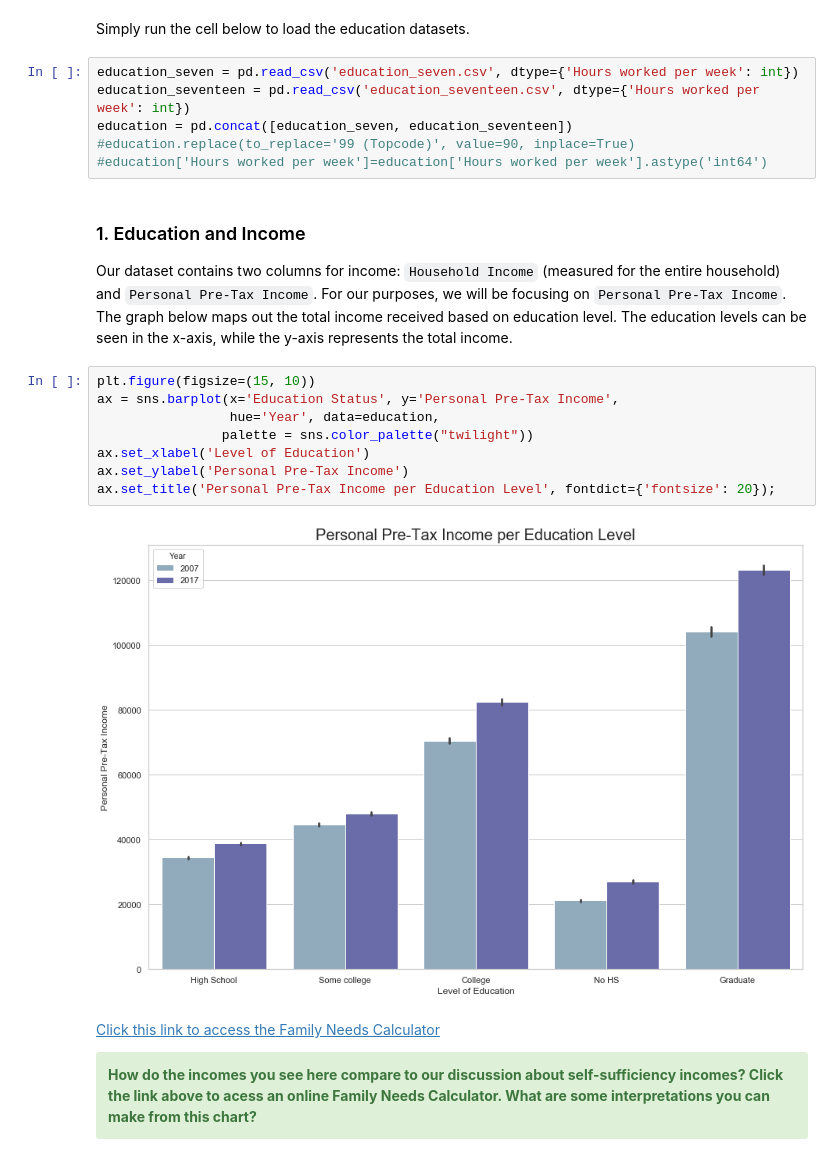
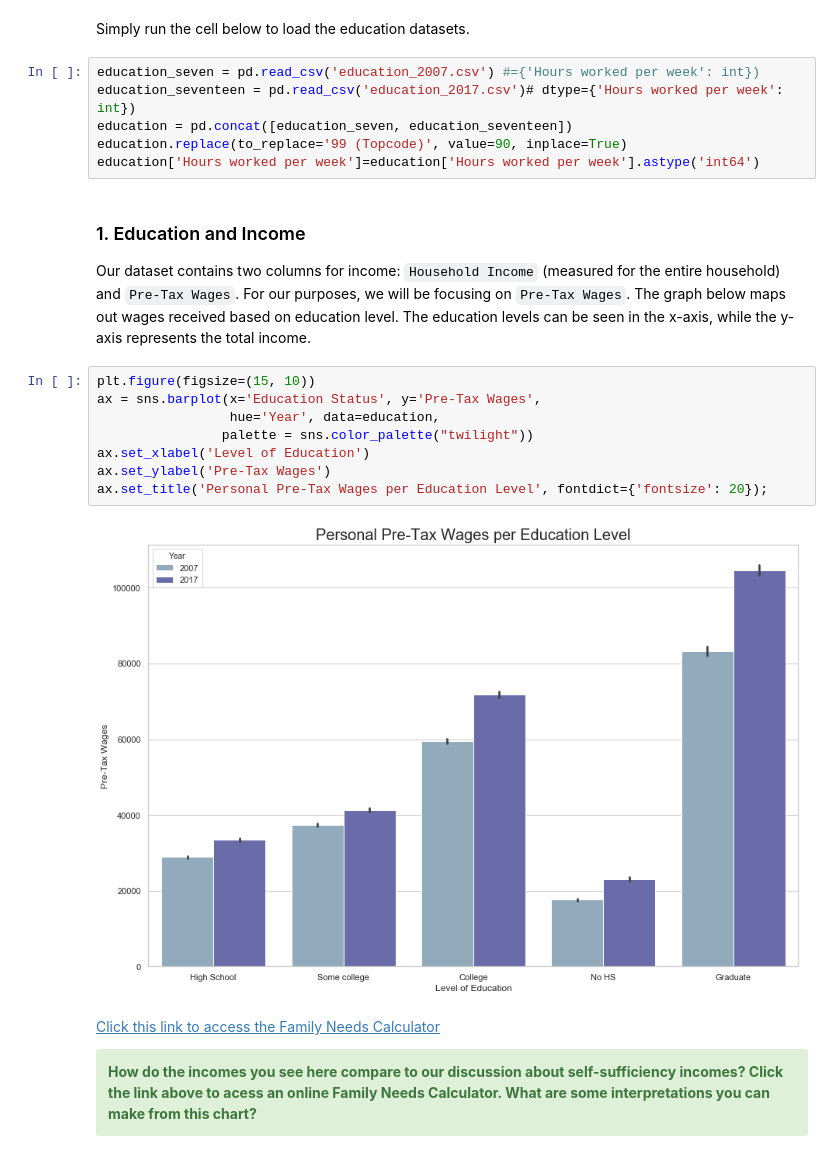
Before and after one commit to ds-modules/CP-113A, a Jupyter notebook: Final-Notebook2.ipynb, the cells around one changed output. Cells and saved outputs as stored; diff of their text form.

```diff
--- a/Final-Notebook2.ipynb
+++ b/Final-Notebook2.ipynb
@@ -618,25 +631,25 @@ plt.title('Bar Plot of Wage by Race: 2017');
 # %% [markdown]
 Simply run the cell below to load the education datasets.
 # %%
-education_seven = pd.read_csv('education_seven.csv', dtype={'Hours worked per week': int})
-education_seventeen = pd.read_csv('education_seventeen.csv', dtype={'Hours worked per week': int})
+education_seven = pd.read_csv('education_2007.csv') #={'Hours worked per week': int})
+education_seventeen = pd.read_csv('education_2017.csv')# dtype={'Hours worked per week': int})
 education = pd.concat([education_seven, education_seventeen])
-#education.replace(to_replace='99 (Topcode)', value=90, inplace=True)
-#education['Hours worked per week']=education['Hours worked per week'].astype('int64')
+education.replace(to_replace='99 (Topcode)', value=90, inplace=True)
+education['Hours worked per week']=education['Hours worked per week'].astype('int64')
 # %% [markdown]
 ### 1. Education and Income
 
-Our dataset contains two columns for income: `Household Income` (measured for the entire household) and `Personal Pre-Tax Income`. For our purposes, we will be focusing on `Personal Pre-Tax Income`. The graph below maps out the total income received based on education level. The education levels can be seen in the x-axis, while the y-axis represents the total income.
+Our dataset contains two columns for income: `Household Income` (measured for the entire household) and `Pre-Tax Wages`. For our purposes, we will be focusing on `Pre-Tax Wages`. The graph below maps out wages received based on education level. The education levels can be seen in the x-axis, while the y-axis represents the total income.
 # %%
 plt.figure(figsize=(15, 10))
-ax = sns.barplot(x='Education Status', y='Personal Pre-Tax Income',
+ax = sns.barplot(x='Education Status', y='Pre-Tax Wages',
                  hue='Year', data=education,
                 palette = sns.color_palette("twilight"))
 ax.set_xlabel('Level of Education')
-ax.set_ylabel('Personal Pre-Tax Income')
-ax.set_title('Personal Pre-Tax Income per Education Level', fontdict={'fontsize': 20});
+ax.set_ylabel('Pre-Tax Wages')
+ax.set_title('Personal Pre-Tax Wages per Education Level', fontdict={'fontsize': 20});
 # %% [output]
-[figure, old version]
+[figure, new version]
 # %% [markdown]
 [Click this link to access the Family Needs Calculator](https://insightcced.org/2018-family-needs-calculator/)
 <div class="alert alert-success">
```
Also changed, not shown: parts of 79 cells of this notebook.
